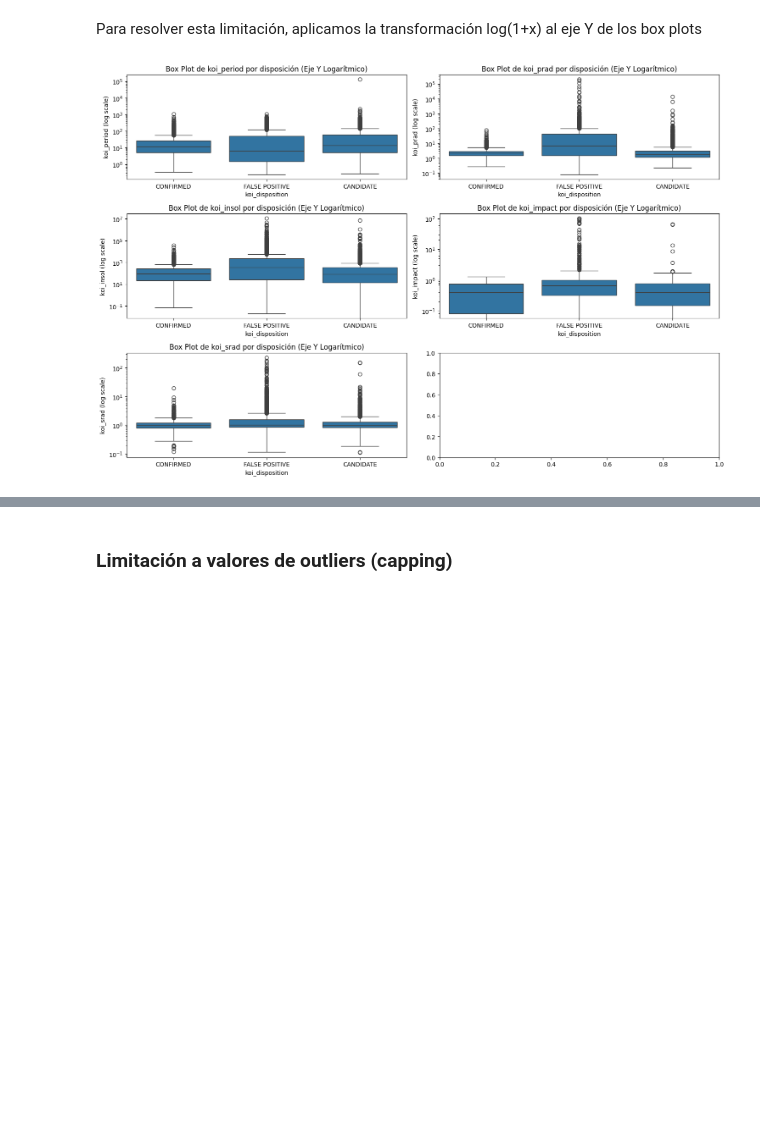
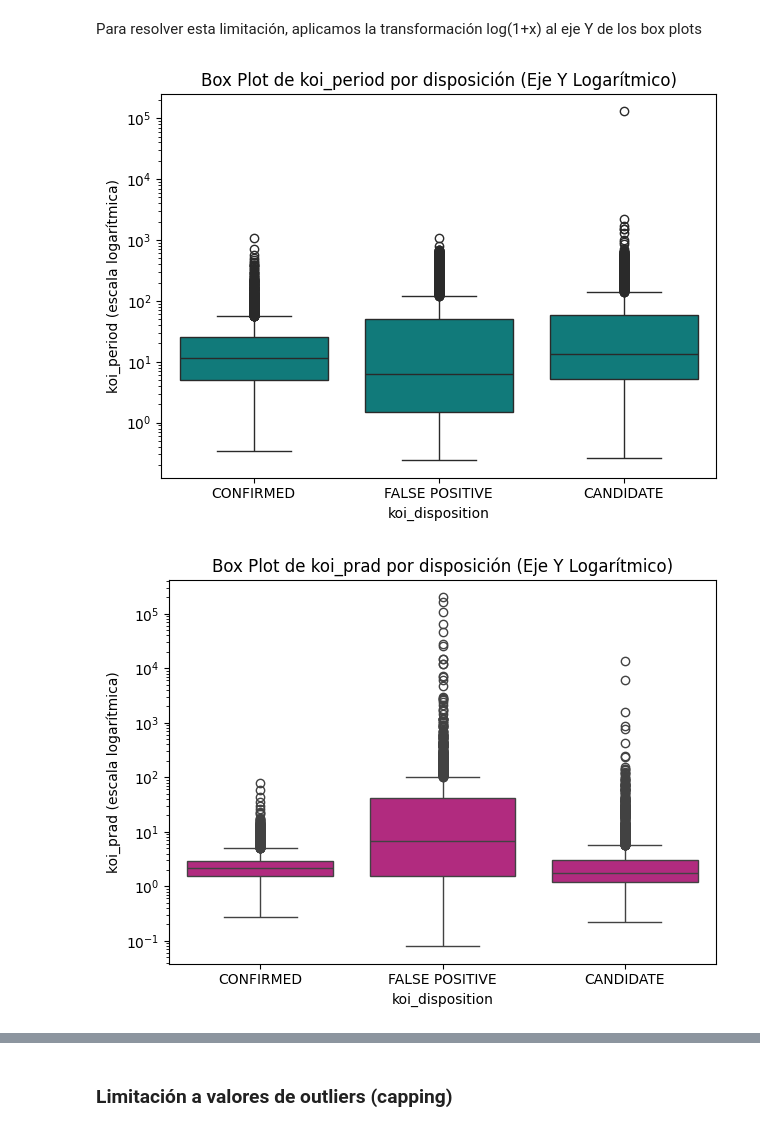
Before and after one commit to lvalencia232/KeplerExoplanet, a Jupyter notebook: kepler_exoplanet.ipynb, the cells around one changed output, grey strips where cells are left out. Cells and saved outputs as stored; diff of their text form; code cells hidden in the pictures; blank space fills up the shorter version.

```diff
--- a/kepler_exoplanet.ipynb
+++ b/kepler_exoplanet.ipynb
@@ -1228,14 +1231,17 @@ Para manejar el sesgo a la derecha observado en las distribuciones, se aplicó l
 
 *koi_period, koi_prad, koi_insol, koi_impact y koi_srad*
 # %%
-fig, axes = plt.subplots(3, 2, figsize=(15, 10))
-axes = axes.flatten()
+for i, col in enumerate(top_asimetrias):
+    color_base = colores_fila[i % len(colores_fila)]
+    plt.figure(figsize=(8, 6))
+    sns.boxplot(y=col, x='koi_disposition', data=df_copy2, color = color_base)
 
-for i, col in enumerate(top_asimetrias):
-    sns.boxplot(y=col, x='koi_disposition', data=df_copy2, ax=axes[i])
-    axes[i].set_title(f'Box Plot de {col} por disposición (Eje Y Logarítmico)')
-    axes[i].set_xlabel('koi_disposition')
-    axes[i].set_ylabel(f'{col} (log scale)')
+    plt.title(f'Box Plot de {col} por disposición (Eje Y Logarítmico)')
+    plt.xlabel('koi_disposition')
+    plt.ylabel(f'{col} (escala logarítmica)')
+
+    plt.tight_layout()
+    plt.show()
 
 plt.tight_layout()
 plt.show()
@@ -1248,17 +1259,20 @@ Al intentar visualizar estas variables en una escala lineal en los box plots, ob
 # %% [markdown]
 Para resolver esta limitación, aplicamos la transformación log(1+x) al eje Y de los box plots
 # %%
-fig, axes = plt.subplots(3, 2, figsize=(15, 10))
-axes = axes.flatten()
+for i, col in enumerate(top_asimetrias):
+    color_base = colores_fila[i % len(colores_fila)]
+    sns.boxplot(y=col, x='koi_disposition', data=df_copy2, color = color_base)
 
-for i, col in enumerate(top_asimetrias):
-    sns.boxplot(y=col, x='koi_disposition', data=df_copy2, ax=axes[i])
-    axes[i].set_title(f'Box Plot de {col} por disposición (Eje Y Logarítmico)')
-    axes[i].set_yscale('log') # escala logaritmica en eje Y
-    axes[i].set_xlabel('koi_disposition')
-    axes[i].set_ylabel(f'{col} (log scale)')
+    # escala logarítmica en el eje Y
+    plt.yscale('log')
 
-plt.tight_layout()
-plt.show()
+    plt.title(f'Box Plot de {col} por disposición (Eje Y Logarítmico)')
+    plt.xlabel('koi_disposition')
+    plt.ylabel(f'{col} (escala logarítmica)')
+
+    # Mostrar la figura
+    plt.tight_layout()
+    plt.show()
 # %% [output]
-[figure, old version]
+[figure, new version]
+[figure, added]
```
Also changed, not shown: parts of 4 cells of this notebook.
